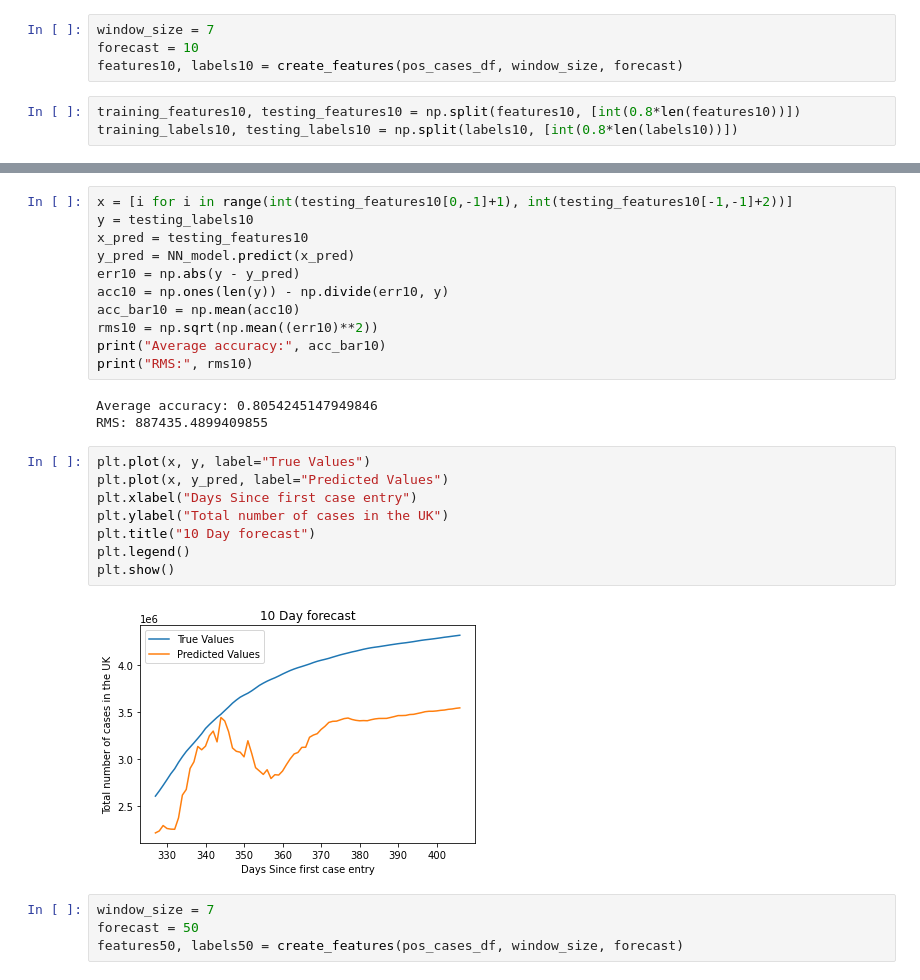
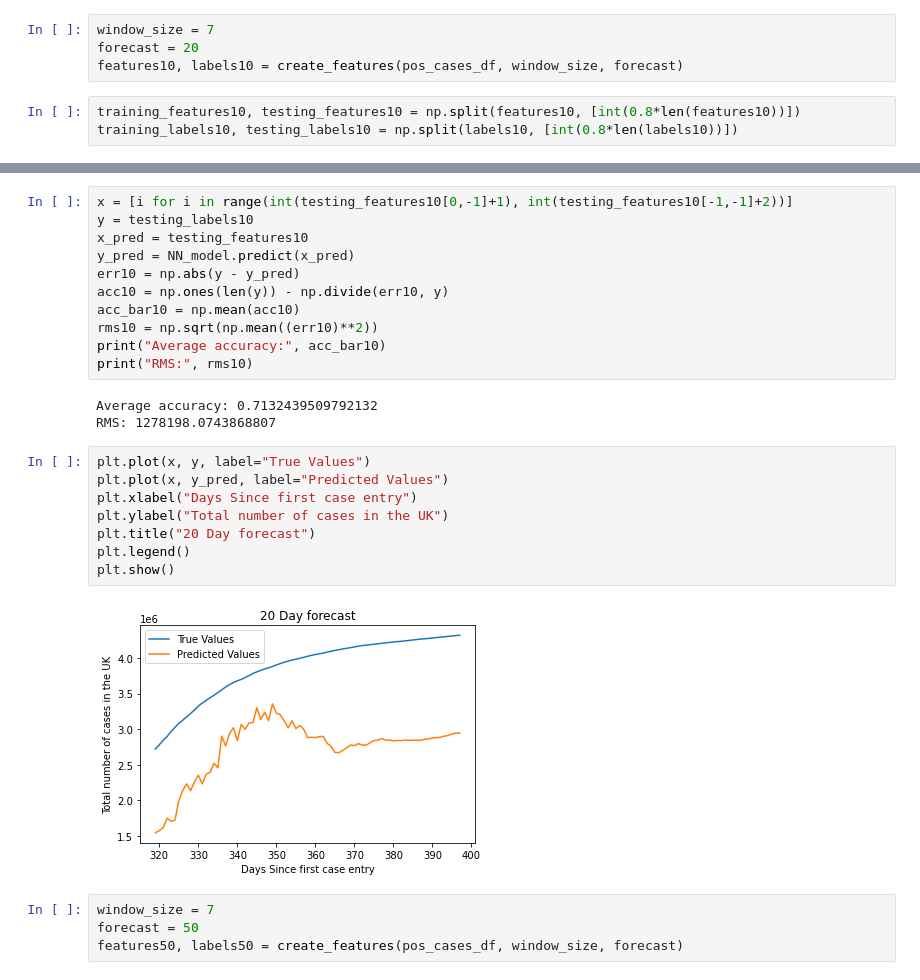
Before and after one commit to OliverJaison/SNS_Assignment20-21, a Jupyter notebook: main.ipynb, the cells around one changed output, grey strips where cells are left out. Cells and saved outputs as stored; diff of their text form.

```diff
--- a/main.ipynb
+++ b/main.ipynb
@@ -378,7 +378,7 @@ plt.show()
 [figure]
 # %%
 window_size = 7
-forecast = 10
+forecast = 20
 features10, labels10 = create_features(pos_cases_df, window_size, forecast)
 # %%
 training_features10, testing_features10 = np.split(features10, [int(0.8*len(features10))])
@@ -428,18 +428,18 @@ rms10 = np.sqrt(np.mean((err10)**2))
 print("Average accuracy:", acc_bar10)
 print("RMS:", rms10)
 # %% [output]
-Average accuracy: 0.8054245147949846
-RMS: 887435.4899409855
+Average accuracy: 0.7132439509792132
+RMS: 1278198.0743868807
 # %%
 plt.plot(x, y, label="True Values")
 plt.plot(x, y_pred, label="Predicted Values")
 plt.xlabel("Days Since first case entry")
 plt.ylabel("Total number of cases in the UK")
-plt.title("10 Day forecast")
+plt.title("20 Day forecast")
 plt.legend()
 plt.show()
 # %% [output]
-[figure, old version]
+[figure, new version]
 # %%
 window_size = 7
 forecast = 50
```
Also changed, not shown: parts of 6 cells of this notebook, 21 other files.
